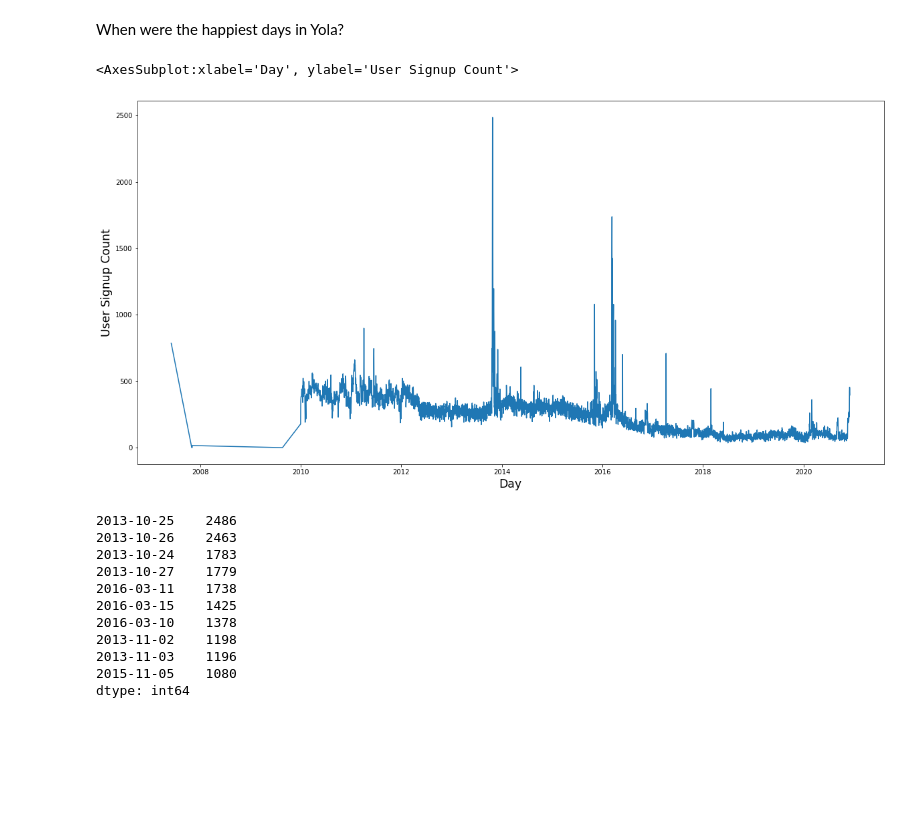
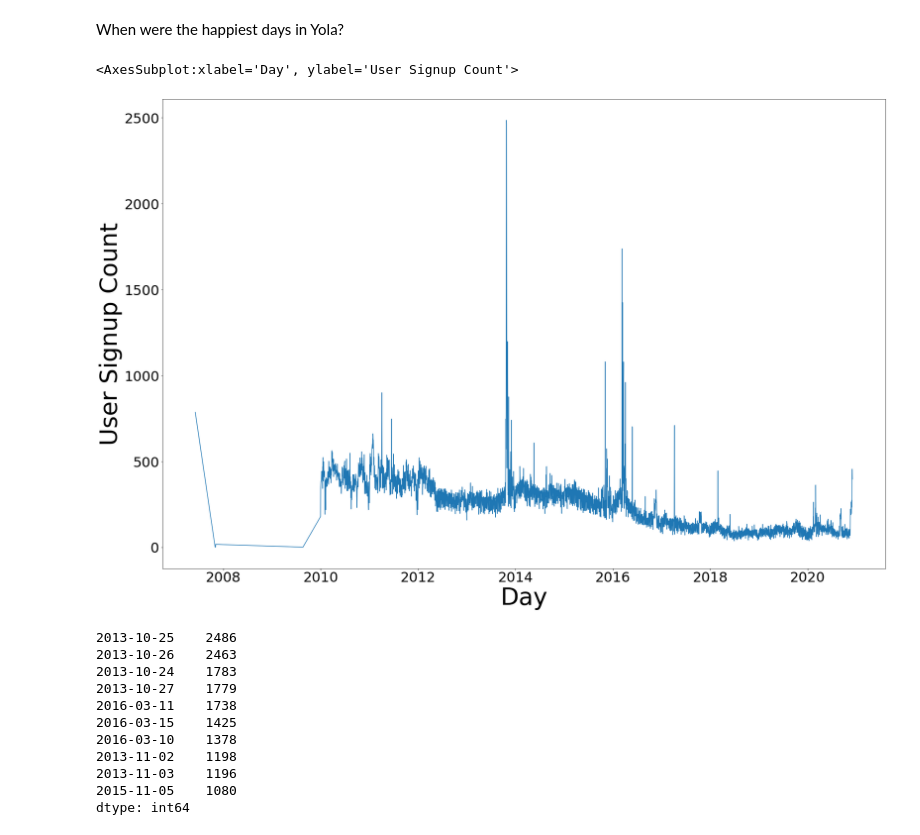
Before and after one commit to Toshakins/demobears, a Jupyter notebook: notebooks/demo.ipynb, the cells around one changed output. Saved outputs shown, nothing was run; the diff lists cells and outputs as text; code cells hidden in the pictures; blank space fills up the shorter version.

```diff
--- a/notebooks/demo.ipynb
+++ b/notebooks/demo.ipynb
@@ -123,13 +135,15 @@ signup_by_day = df.swifter.apply(
 import matplotlib.pyplot as plt
 %matplotlib inline
-# %%
-plt.figure(figsize=(20, 10))
-plt.xlabel('Day', **dict(fontsize='xx-large'))
-plt.ylabel('User Signup Count', **dict(fontsize='xx-large'))
-signup_by_day.plot()
-# %% [output]
-<AxesSubplot:xlabel='Day', ylabel='User Signup Count'>
-[figure, removed]
+# %%
+label_settings = dict(fontsize='xx-large')
+plt.figure(figsize=(30, 20))
+plt.rc('font', **{'size': 32})
+plt.xlabel('Day', **label_settings)
+plt.ylabel('User Signup Count', **label_settings)
+signup_by_day.plot()
+# %% [output]
+<AxesSubplot:xlabel='Day', ylabel='User Signup Count'>
+[figure, added]
 # %%
 signup_by_day.sort_values(ascending=False).head(10)
 # %% [output]
```
Also changed, not shown: parts of 13 cells of this notebook, 1 other file.
